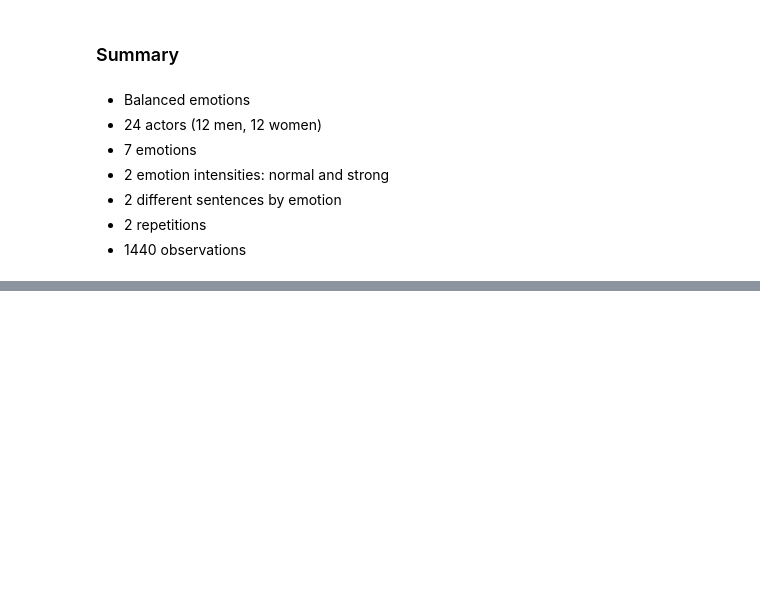
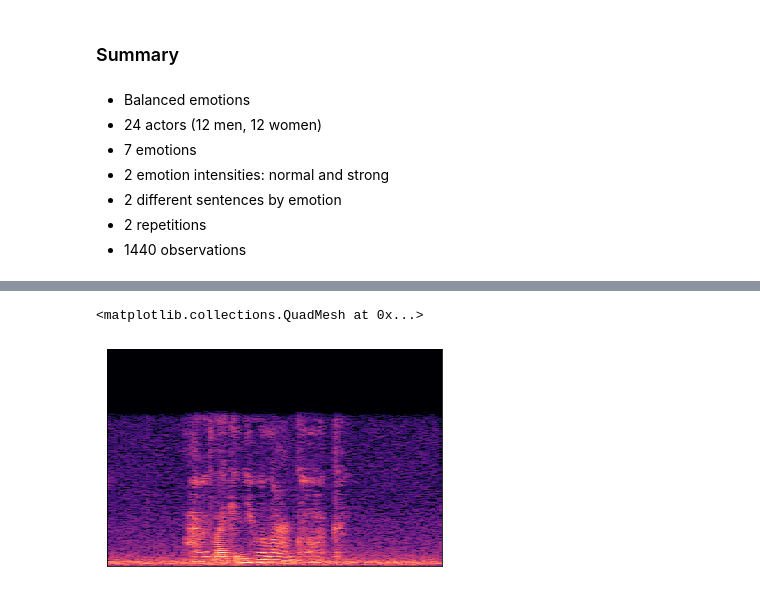
Before and after one commit to caronarthur/ai-motion, a Jupyter notebook: notebooks/mateo_data_exploration.ipynb, the cells around one changed output, grey strips where cells are left out. Saved outputs shown, nothing was run; the diff lists cells and outputs as text; code cells hidden in the pictures; blank space fills up the shorter version.

```diff
--- a/notebooks/mateo_data_exploration.ipynb
+++ b/notebooks/mateo_data_exploration.ipynb
@@ -308,0 +312,10 @@ ipd.Audio(sound_4)
+# %%
+##### Fear
+sound_4= crema_df.iloc[0,2]
+data_4, sampling_rate_4= librosa.load(sound_4)
+fourier= librosa.stft(data_4)
+amp= librosa.amplitude_to_db(abs(fourier))
+librosa.display.specshow(amp, sr=sampling_rate_4)
+# %% [output]
+<matplotlib.collections.QuadMesh at 0x...>
+[figure, added]
```
Also changed, not shown: parts of 65 cells of this notebook.
